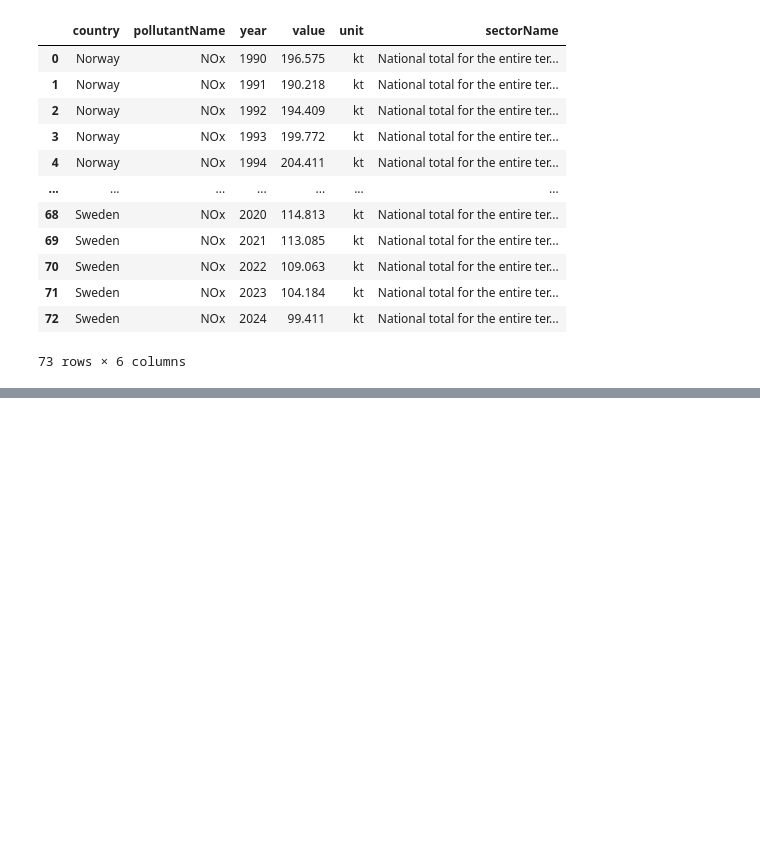
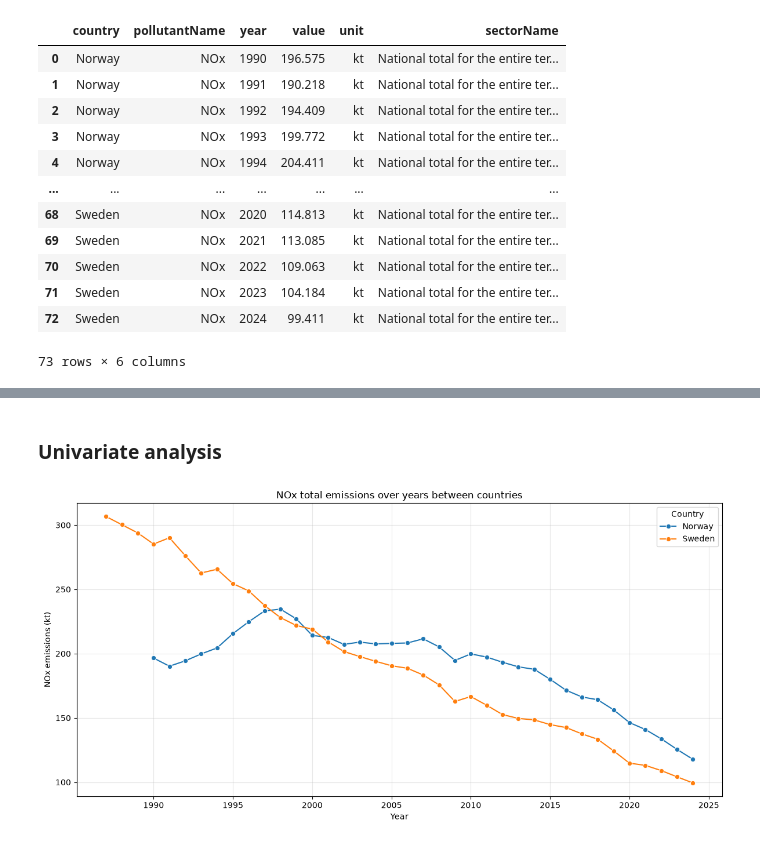
Before and after one commit to Mxlrt69/Data_Science_Project, a Jupyter notebook: data_cleaning_emissions.ipynb, the cells around one changed output, grey strips where cells are left out. Cells and saved outputs as stored; diff of their text form; code cells hidden in the pictures; blank space fills up the shorter version.

Commit message:
Final cleaning

```diff
--- a/data_cleaning_emissions.ipynb
+++ b/data_cleaning_emissions.ipynb
@@ -170,10 +189,10 @@ Length: 34, dtype: str
 # %%
 considered_countries=["Norway","Sweden"]
 
-df_NOx_clean = (df_NOx_total[df_NOx_total["country"].isin(considered_countries)]
+df_NOx_total_clean = (df_NOx_total[df_NOx_total["country"].isin(considered_countries)]
                 .sort_values(["country", "year"], ascending=[True, True]).reset_index(drop=True))
 
-df_NOx_clean
+df_NOx_total_clean
 # %% [output]
 |  | country | pollutantName | year | value | unit | sectorName |
 | 0 | Norway | NOx | 1990 | 196.575 | kt | National total for the entire ter... |
@@ -190,0 +229,22 @@ df_NOx_clean
+# %% [markdown]
+### Univariate analysis
+# %%
+plt.figure(figsize=(12, 6))
+
+sns.lineplot(
+    data=df_NOx_total_clean,
+    x="year",
+    y="value",
+    hue="country",
+    marker="o"
+)
+
+plt.title("NOx total emissions over years between countries")
+plt.xlabel("Year")
+plt.ylabel("NOx emissions (kt)")
+plt.grid(True, alpha=0.3)
+plt.legend(title="Country")
+plt.tight_layout()
+plt.show()
+# %% [output]
+[figure, added]
```
Also changed, not shown: parts of 5 cells of this notebook.
